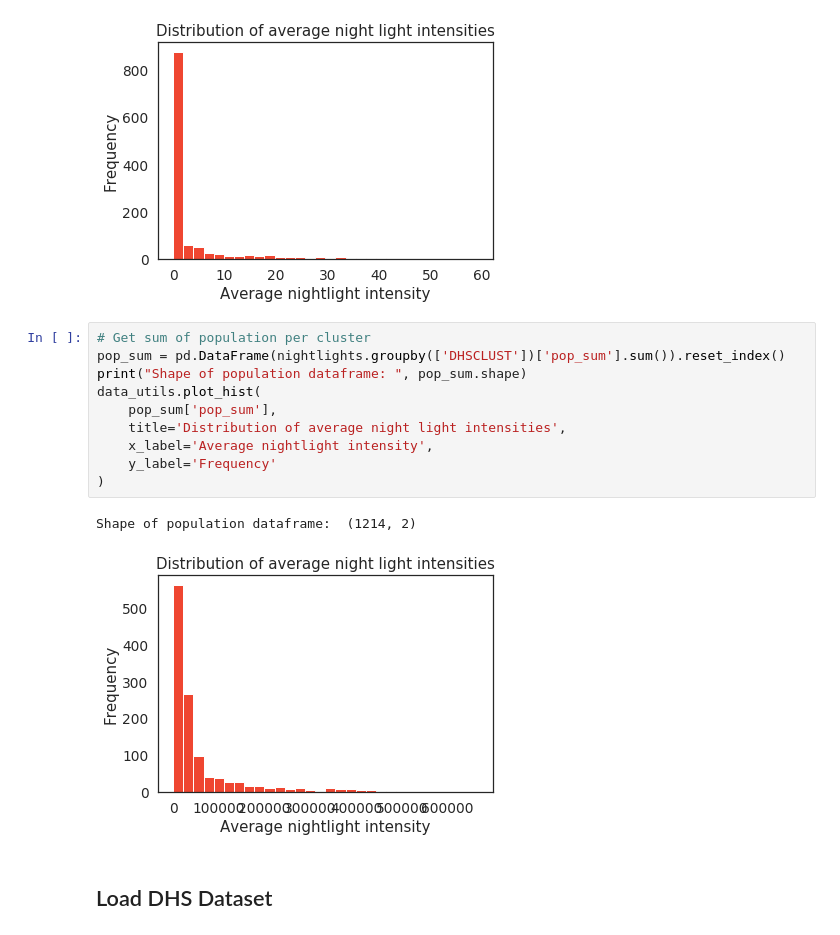
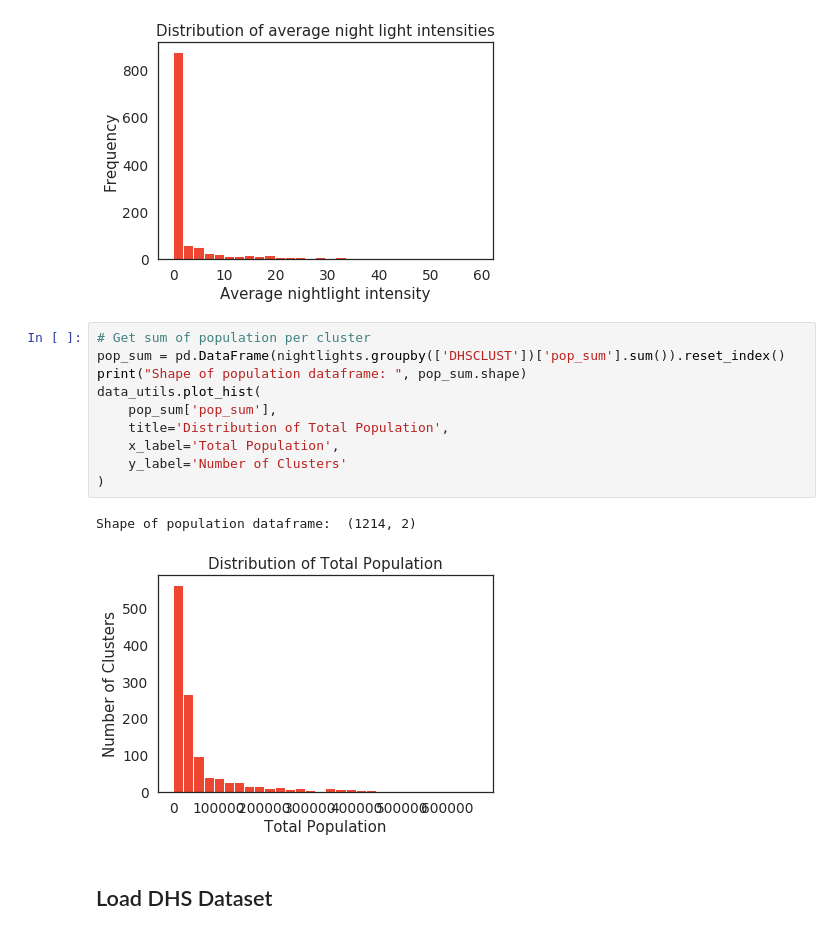
Before and after one commit to thinkingmachines/ph-poverty-mapping, a Jupyter notebook: notebooks/02_lights_eda.ipynb, the cells around one changed output. Saved outputs shown, nothing was run; the diff lists cells and outputs as text.

Commit message:
Fix pop_sum bug in 02_lights_eda.ipynb

```diff
--- a/notebooks/02_lights_eda.ipynb
+++ b/notebooks/02_lights_eda.ipynb
@@ -138,16 +138,16 @@ Shape of average night lights dataframe:  (1214, 2)
 # %%
 # Get sum of population per cluster
 pop_sum = pd.DataFrame(nightlights.groupby(['DHSCLUST'])['pop_sum'].sum()).reset_index()
 print("Shape of population dataframe: ", pop_sum.shape)
 data_utils.plot_hist(
     pop_sum['pop_sum'],
-    title='Distribution of average night light intensities',
-    x_label='Average nightlight intensity',
-    y_label='Frequency'
+    title='Distribution of Total Population',
+    x_label='Total Population',
+    y_label='Number of Clusters'
 )
 # %% [output]
 Shape of population dataframe:  (1214, 2)
-[figure, old version]
+[figure, new version]
 # %% [markdown]
 ## Load DHS Dataset
 # %%
```
Also changed, not shown: 5 other files.
